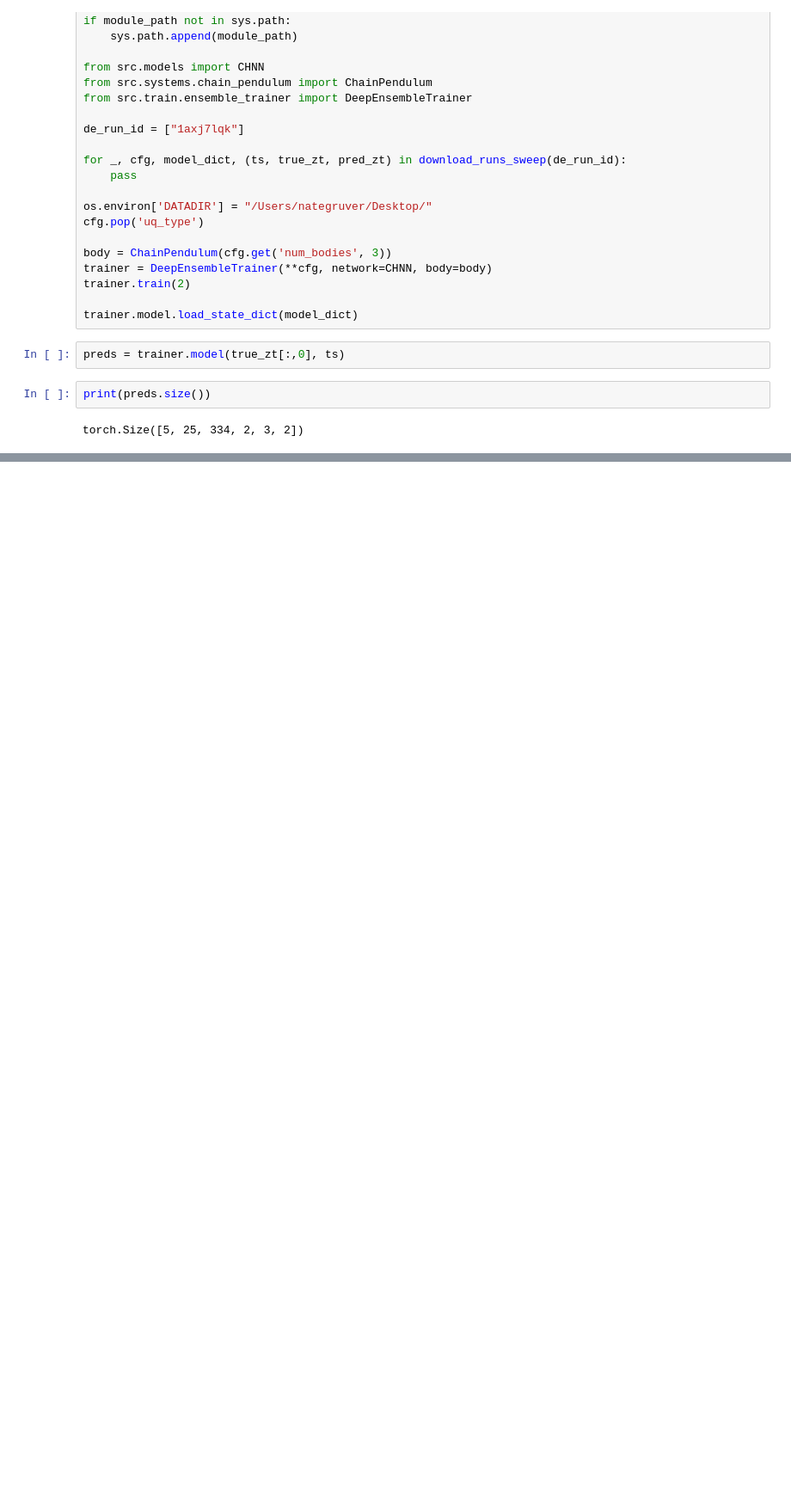
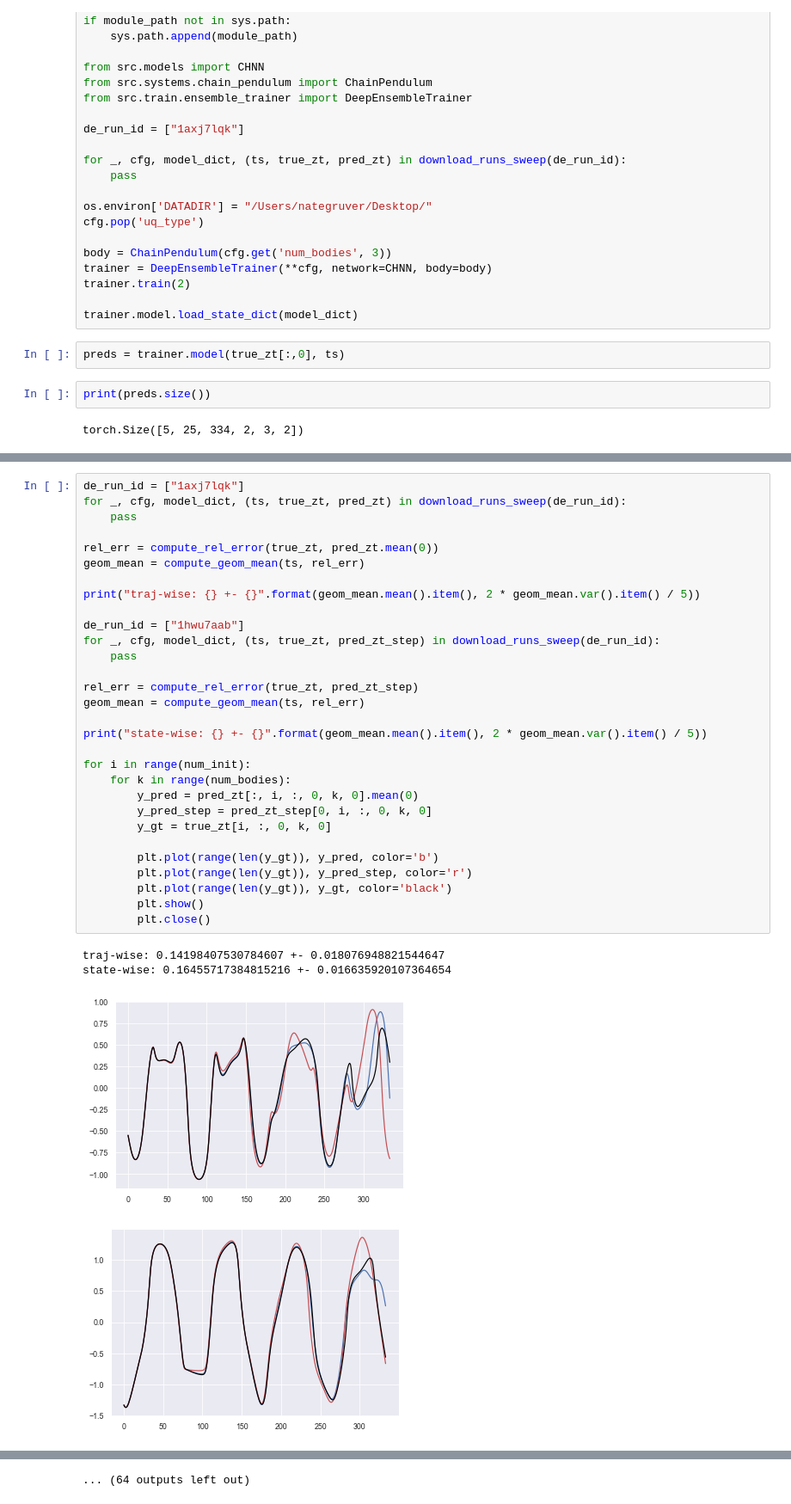
Before and after one commit to ngruver/physics-uncertainty, a Jupyter notebook: notebooks/functional-diversity.ipynb, the cells around one changed output, grey strips where cells are left out. Shown at 86% size. Saved outputs shown, nothing was run; the diff lists cells and outputs as text; blank space fills up the shorter version.

```diff
--- a/notebooks/functional-diversity.ipynb
+++ b/notebooks/functional-diversity.ipynb
@@ -156,0 +282,35 @@ KeyboardInterrupt:
+# %%
+de_run_id = ["1axj7lqk"]
+for _, cfg, model_dict, (ts, true_zt, pred_zt) in download_runs_sweep(de_run_id):
+    pass
+
+rel_err = compute_rel_error(true_zt, pred_zt.mean(0))
+geom_mean = compute_geom_mean(ts, rel_err)
+
+print("traj-wise: {} +- {}".format(geom_mean.mean().item(), 2 * geom_mean.var().item() / 5))
+
+de_run_id = ["1hwu7aab"]
+for _, cfg, model_dict, (ts, true_zt, pred_zt_step) in download_runs_sweep(de_run_id):
+    pass
+
+rel_err = compute_rel_error(true_zt, pred_zt_step)
+geom_mean = compute_geom_mean(ts, rel_err)
+
+print("state-wise: {} +- {}".format(geom_mean.mean().item(), 2 * geom_mean.var().item() / 5))
+
+for i in range(num_init):
+    for k in range(num_bodies):
+        y_pred = pred_zt[:, i, :, 0, k, 0].mean(0)
+        y_pred_step = pred_zt_step[0, i, :, 0, k, 0]
+        y_gt = true_zt[i, :, 0, k, 0]
+
+        plt.plot(range(len(y_gt)), y_pred, color='b')
+        plt.plot(range(len(y_gt)), y_pred_step, color='r')
+        plt.plot(range(len(y_gt)), y_gt, color='black')
+        plt.show()
+        plt.close()
+# %% [output]
+traj-wise: 0.14198407530784607 +- 0.018076948821544647
+state-wise: 0.16455717384815216 +- 0.016635920107364654
+[figure, added]
+[figure, added]
@@ -156,0 +326 @@ KeyboardInterrupt:
+... (64 outputs left out)
```
Also changed, not shown: parts of 7 cells of this notebook, 9 other files.
